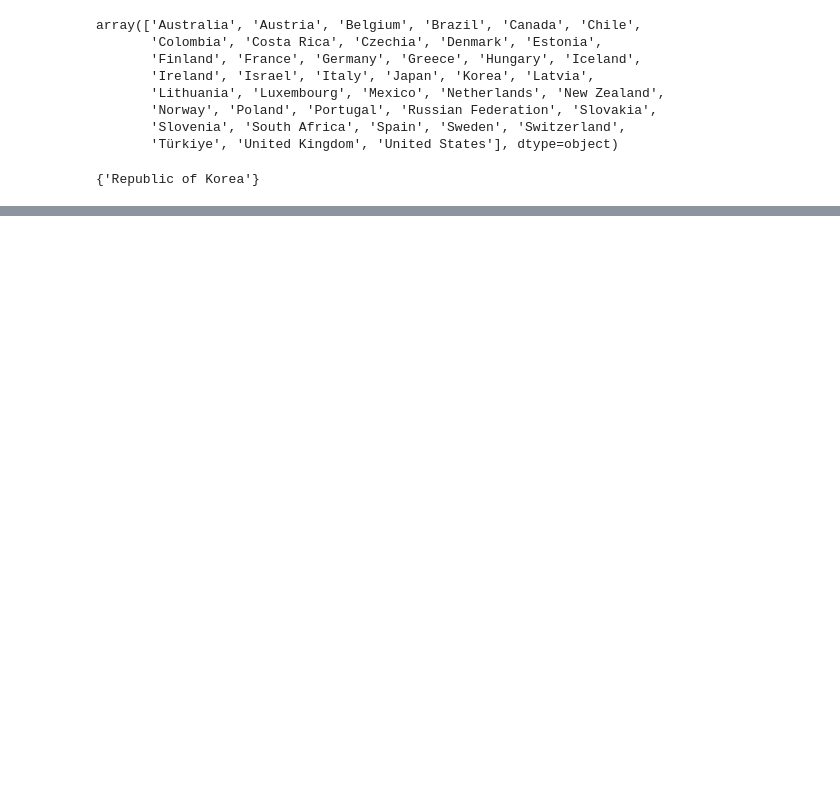
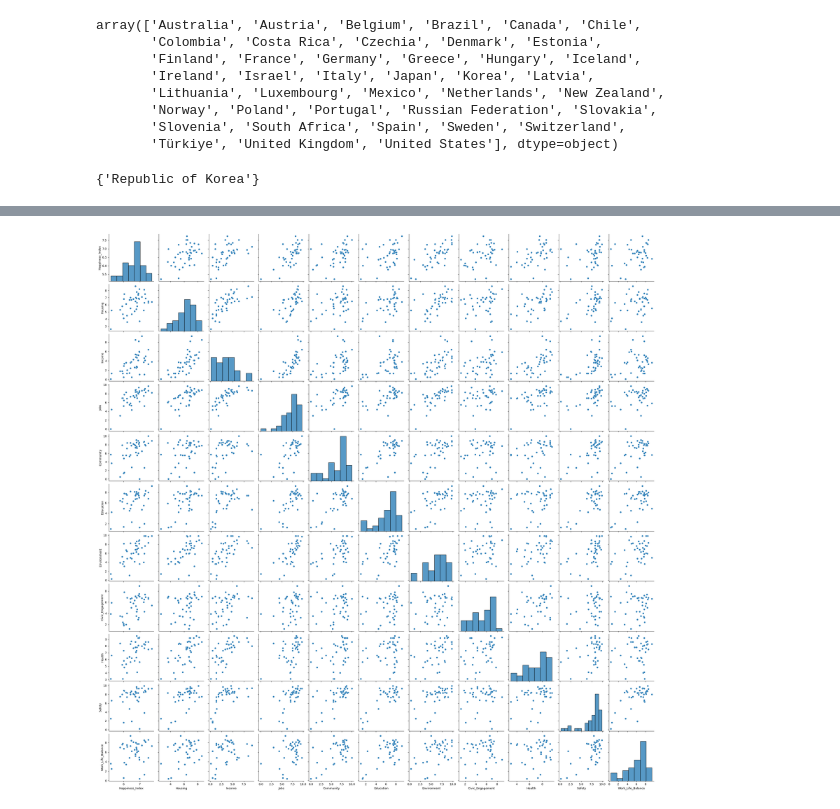
Before and after one commit to dkohalmi/CIP_FS25_202, a Jupyter notebook: notebooks/analyse_betterlife.ipynb, the cells around one changed output, grey strips where cells are left out. Saved outputs shown, nothing was run; the diff lists cells and outputs as text; code cells hidden in the pictures; blank space fills up the shorter version.

```diff
--- a/notebooks/analyse_betterlife.ipynb
+++ b/notebooks/analyse_betterlife.ipynb
@@ -239,0 +712,5 @@ sns.scatterplot(data=df_merged, x="Housing", y="Happiness_Index", palette="deep"
+# %%
+sns.pairplot(data=df_merged[["Happiness_Index", "Housing", "Income", "Jobs" , "Community" , "Education" ,"Environment", "Civic_Engagement",  "Health", "Safety", "Work_Life_Balance"]])
+plt.show()
+# %% [output]
+[figure, added]
```
Also changed, not shown: parts of 150 cells of this notebook.
